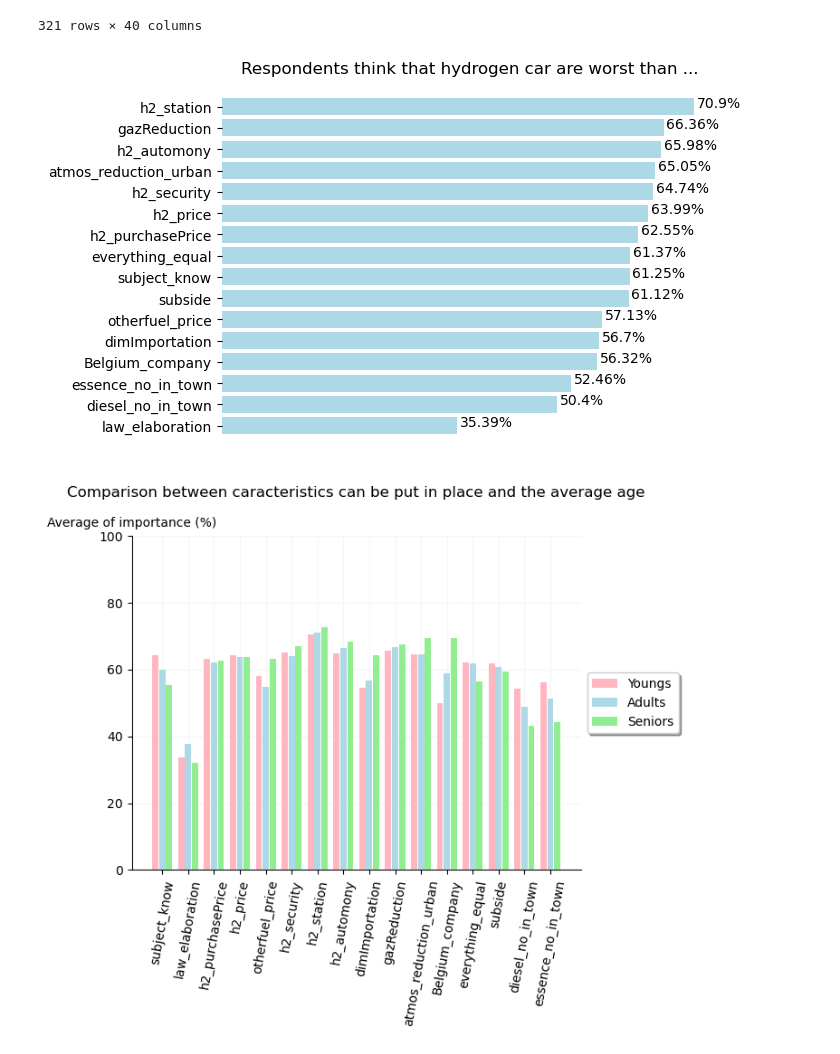
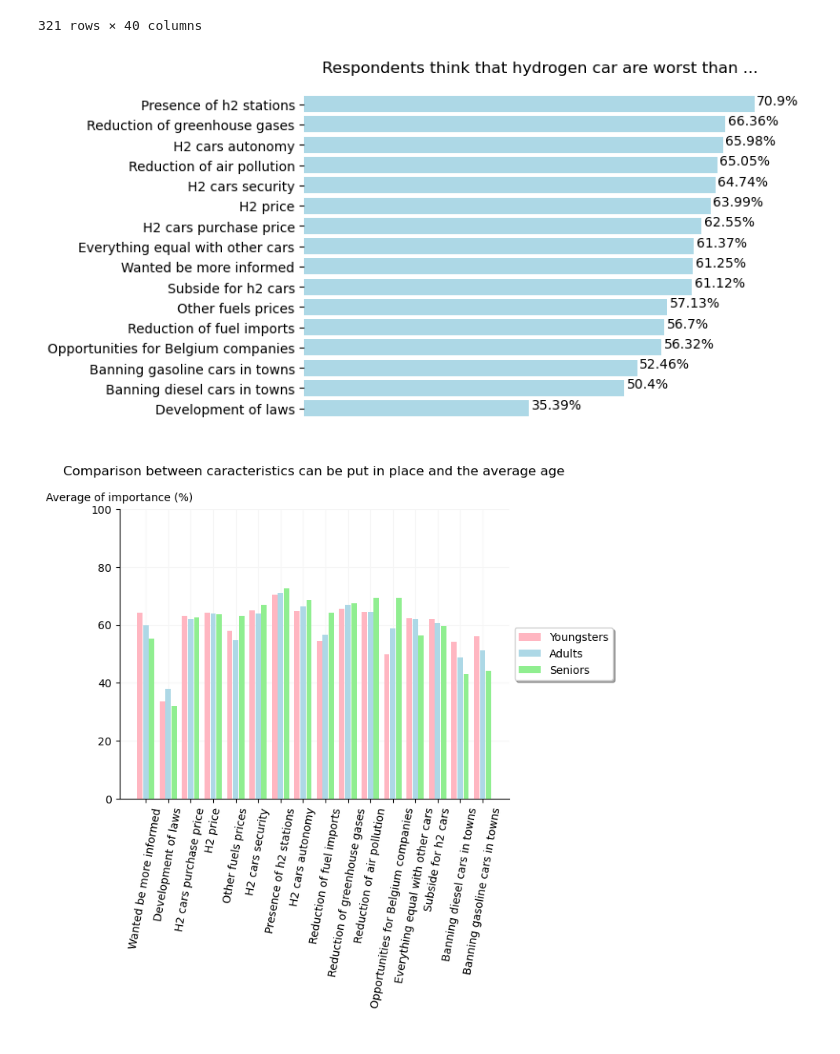
Before and after one commit to DelphMass/TFE22_197, a Jupyter notebook: Survey1/Survey - Overall results and Policies analysis.ipynb, the cells around one changed output. Drawn from its saved outputs; the diff is of its cells as text; code cells hidden in the pictures.

```diff
--- a/Survey1/Survey - Overall results and Policies analysis.ipynb
+++ b/Survey1/Survey - Overall results and Policies analysis.ipynb
@@ -1136,40 +1136,41 @@ plt.rcdefaults()
 fig, ax = plt.subplots()
 
 
-x_subject = ['h2_station', 'gazReduction', 'h2_automony', 'atmos_reduction_urban',
-            'h2_security', 'h2_price', 'h2_purchasePrice','everything_equal', 'subject_know',
-            'subside','otherfuel_price', 'dimImportation', 'Belgium_company',
-            'essence_no_in_town', 'diesel_no_in_town', 'law_elaboration']
+x_subject = ['Development of laws', 'Banning diesel cars in towns', 'Banning gasoline cars in towns',
+    'Opportunities for Belgium companies', 'Reduction of fuel imports', 'Other fuels prices', 'Subside for h2 cars',
+          'Wanted be more informed', 'Everything equal with other cars', 'H2 cars purchase price', 'H2 price',
+          'H2 cars security', 'Reduction of air pollution', 'H2 cars autonomy','Reduction of greenhouse gases',
+          'Presence of h2 stations']
 
 
 percentage = [av_law_elaboration, av_diesel_no_in_town, av_essence_no_in_town,av_Belgium_company,
             av_dimImportation,av_otherfuel_price, av_subside, av_subject_know,
                 av_everything_equal,av_h2_purchasePrice,av_h2_price,av_h2_security,
               av_atmos_reduction_urban, av_h2_automony,av_gazReduction,av_h2_station]
 
 y_pos = np.arange(len(x_subjects))
 
 ax.barh(y_pos, percentage, align='center', color = 'lightblue')
 ax.set_yticks(y_pos)
-ax.set_yticklabels(x_subjects)
+ax.set_yticklabels(x_subject)
 
 ax.set_title('Respondents think that hydrogen car are worst than ...')
 fig.patch.set_visible(False)
 
 ax.spines['top'].set_visible(False)
 ax.spines['right'].set_visible(False)
 ax.spines['bottom'].set_visible(False)
 ax.spines['left'].set_visible(False)
 
 ax.get_xaxis().set_ticks([])
 
 for i in range(len(percentage)):
     plt.text(percentage[i] + 0.4, i , str(round(percentage[i], 2))+'%')
 
 
 plt.show()
 # %% [output]
-[figure, old version]
+[figure, new version]
 # %%
 # Comparison between caracteristics can be put in place and the average age
 
@@ -1400,7 +1401,7 @@ av_essence_no_in_town_2 = (sum_essence_no_in_town_2/sum_cat_2)*20
 
 
 data = {
-    "Youngs": [av_subject_know, av_law_elaboration, av_h2_purchasePrice, av_h2_price, av_otherfuel_price,
+    "Youngsters": [av_subject_know, av_law_elaboration, av_h2_purchasePrice, av_h2_price, av_otherfuel_price,
  av_h2_security, av_h2_station,av_h2_automony,av_dimImportation,av_gazReduction,
  av_atmos_reduction_urban,av_Belgium_company, av_everything_equal, av_subside,
  av_diesel_no_in_town,av_essence_no_in_town],
@@ -1421,10 +1422,10 @@ for pos in ['right', 'top']:
 
 plt.ylim(0, 100)
 bar_plot(ax, data, total_width=.8, single_width=.9)
-plt.xticks(range(16), ['subject_know', 'law_elaboration', 'h2_purchasePrice', 'h2_price', 'otherfuel_price',
- 'h2_security', 'h2_station','h2_automony','dimImportation','gazReduction',
- 'atmos_reduction_urban','Belgium_company', 'everything_equal', 'subside',
- 'diesel_no_in_town','essence_no_in_town'], rotation='vertical')
+plt.xticks(range(16), ['Wanted be more informed', 'Development of laws', 'H2 cars purchase price','H2 price', 'Other fuels prices',
+ 'H2 cars security', 'Presence of h2 stations','H2 cars autonomy','Reduction of fuel imports','Reduction of greenhouse gases',
+ 'Reduction of air pollution','Opportunities for Belgium companies', 'Everything equal with other cars', 'Subside for h2 cars',
+ 'Banning diesel cars in towns','Banning gasoline cars in towns'], rotation='vertical')
 
 plt.title("Comparison between caracteristics can be put in place and the average age\n \n")
 plt.ylabel('Average of importance (%)', rotation=0)
@@ -1435,7 +1436,7 @@ ax.grid(zorder=0, color="whitesmoke")
 
 plt.show()
 # %% [output]
-[figure, old version]
+[figure, new version]
 # %%
 # Comparison between caracteristics can be put in place and the average age : Most important characteristics
 
```
Also changed, not shown: parts of 8 cells of this notebook.
